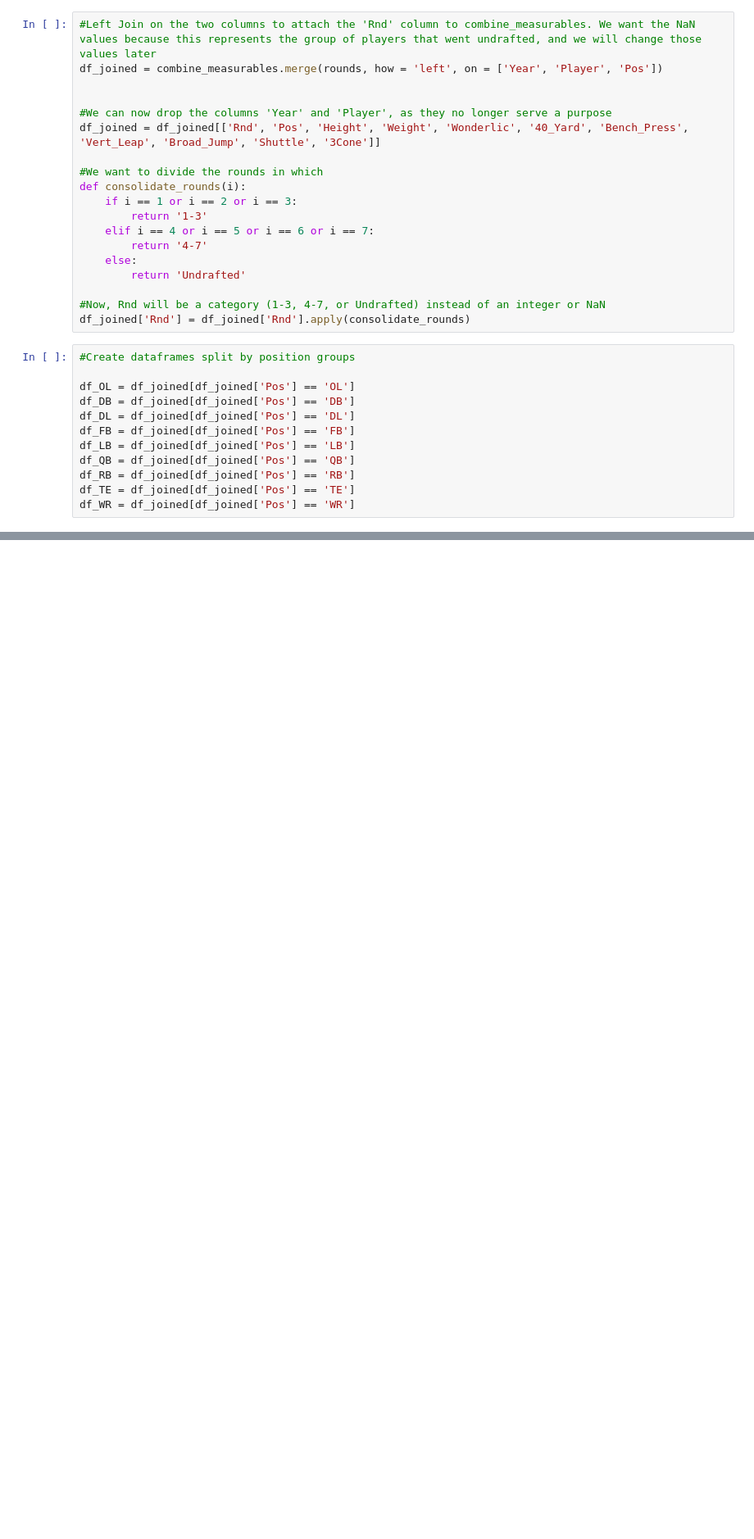
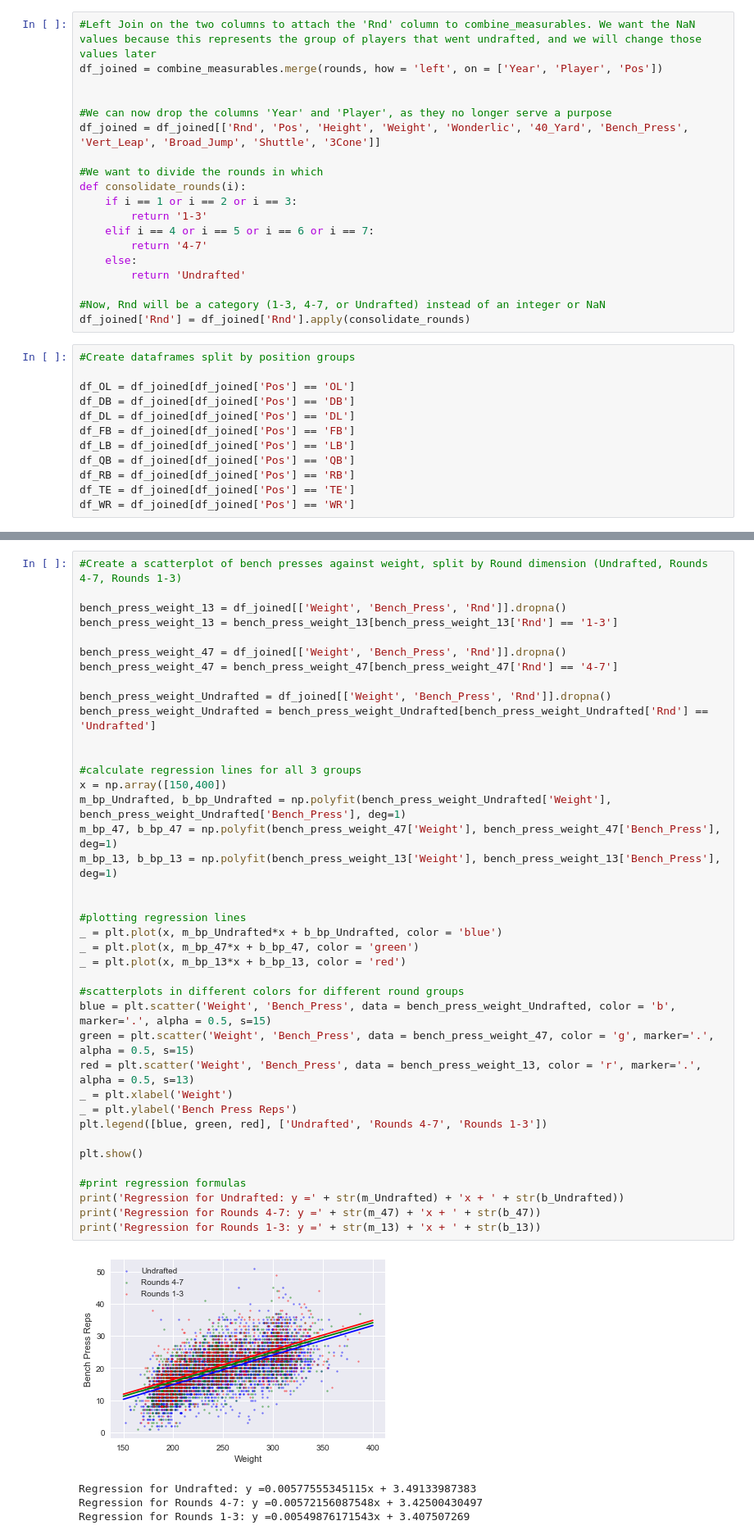
Before and after one commit to pdkim1208/Springboard, a Jupyter notebook: CapstoneProject1.ipynb, the cells around one changed output, grey strips where cells are left out. Shown at 82% size. Cells and saved outputs as stored; diff of their text form; blank space fills up the shorter version.

```diff
--- a/CapstoneProject1.ipynb
+++ b/CapstoneProject1.ipynb
@@ -112,0 +150,44 @@ plt.show()
+# %%
+#Create a scatterplot of bench presses against weight, split by Round dimension (Undrafted, Rounds 4-7, Rounds 1-3)
+
+bench_press_weight_13 = df_joined[['Weight', 'Bench_Press', 'Rnd']].dropna()
+bench_press_weight_13 = bench_press_weight_13[bench_press_weight_13['Rnd'] == '1-3']
+
+bench_press_weight_47 = df_joined[['Weight', 'Bench_Press', 'Rnd']].dropna()
+bench_press_weight_47 = bench_press_weight_47[bench_press_weight_47['Rnd'] == '4-7']
+
+bench_press_weight_Undrafted = df_joined[['Weight', 'Bench_Press', 'Rnd']].dropna()
+bench_press_weight_Undrafted = bench_press_weight_Undrafted[bench_press_weight_Undrafted['Rnd'] == 'Undrafted']
+
+
+#calculate regression lines for all 3 groups
+x = np.array([150,400])
+m_bp_Undrafted, b_bp_Undrafted = np.polyfit(bench_press_weight_Undrafted['Weight'], bench_press_weight_Undrafted['Bench_Press'], deg=1)
+m_bp_47, b_bp_47 = np.polyfit(bench_press_weight_47['Weight'], bench_press_weight_47['Bench_Press'], deg=1)
+m_bp_13, b_bp_13 = np.polyfit(bench_press_weight_13['Weight'], bench_press_weight_13['Bench_Press'], deg=1)
+
+
+#plotting regression lines
+_ = plt.plot(x, m_bp_Undrafted*x + b_bp_Undrafted, color = 'blue')
+_ = plt.plot(x, m_bp_47*x + b_bp_47, color = 'green')
+_ = plt.plot(x, m_bp_13*x + b_bp_13, color = 'red')
+
+#scatterplots in different colors for different round groups
+blue = plt.scatter('Weight', 'Bench_Press', data = bench_press_weight_Undrafted, color = 'b', marker='.', alpha = 0.5, s=15)
+green = plt.scatter('Weight', 'Bench_Press', data = bench_press_weight_47, color = 'g', marker='.', alpha = 0.5, s=15)
+red = plt.scatter('Weight', 'Bench_Press', data = bench_press_weight_13, color = 'r', marker='.', alpha = 0.5, s=13)
+_ = plt.xlabel('Weight')
+_ = plt.ylabel('Bench Press Reps')
+plt.legend([blue, green, red], ['Undrafted', 'Rounds 4-7', 'Rounds 1-3'])
+
+plt.show()
+
+#print regression formulas
+print('Regression for Undrafted: y =' + str(m_Undrafted) + 'x + ' + str(b_Undrafted))
+print('Regression for Rounds 4-7: y =' + str(m_47) + 'x + ' + str(b_47))
+print('Regression for Rounds 1-3: y =' + str(m_13) + 'x + ' + str(b_13))
+# %% [output]
+[figure, added]
+Regression for Undrafted: y =0.00577555345115x + 3.49133987383
+Regression for Rounds 4-7: y =0.00572156087548x + 3.42500430497
+Regression for Rounds 1-3: y =0.00549876171543x + 3.407507269
```
Also changed, not shown: parts of 4 cells of this notebook.
